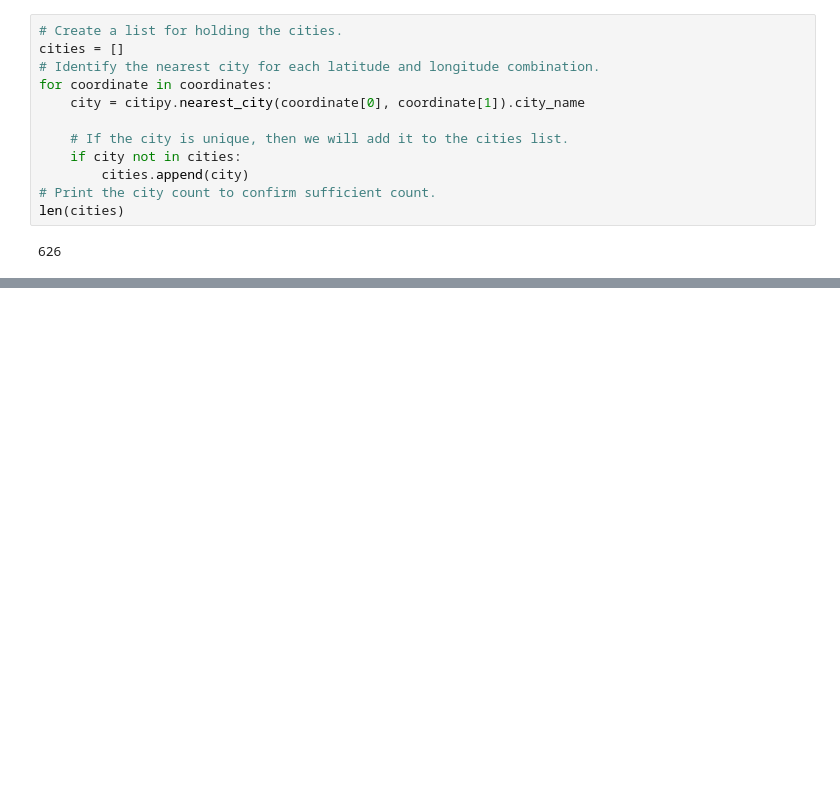
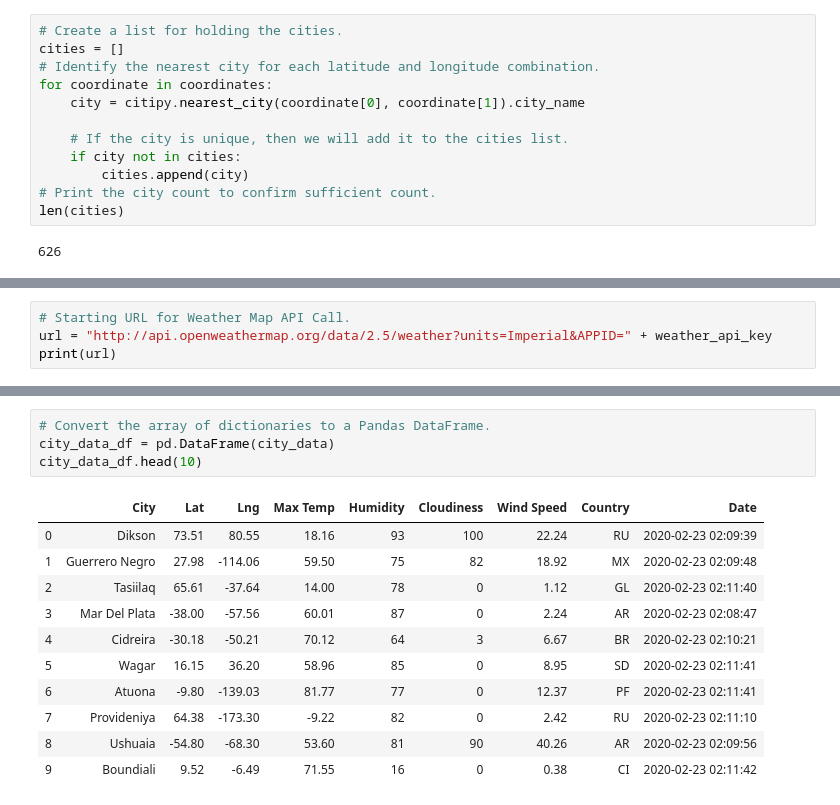
Before and after one commit to sherylla/World_Weather_Analysis, a Jupyter notebook: WeatherPy.ipynb, the cells around one changed output, grey strips where cells are left out. Cells and saved outputs as stored; diff of their text form; blank space fills up the shorter version.

Commit message:
city data

```diff
--- a/WeatherPy.ipynb
+++ b/WeatherPy.ipynb
@@ -42,0 +50,4 @@ len(cities)
+# %%
+# Starting URL for Weather Map API Call.
+url = "http://api.openweathermap.org/data/2.5/weather?units=Imperial&APPID=" + weather_api_key
+print(url)
@@ -42,0 +133,16 @@ len(cities)
+# %%
+# Convert the array of dictionaries to a Pandas DataFrame.
+city_data_df = pd.DataFrame(city_data)
+city_data_df.head(10)
+# %% [output]
+|  | City | Lat | Lng | Max Temp | Humidity | Cloudiness | Wind Speed | Country | Date |
+| 0 | Dikson | 73.51 | 80.55 | 18.16 | 93 | 100 | 22.24 | RU | 2020-02-23 02:09:39 |
+| 1 | Guerrero Negro | 27.98 | -114.06 | 59.50 | 75 | 82 | 18.92 | MX | 2020-02-23 02:09:48 |
+| 2 | Tasiilaq | 65.61 | -37.64 | 14.00 | 78 | 0 | 1.12 | GL | 2020-02-23 02:11:40 |
+| 3 | Mar Del Plata | -38.00 | -57.56 | 60.01 | 87 | 0 | 2.24 | AR | 2020-02-23 02:08:47 |
+| 4 | Cidreira | -30.18 | -50.21 | 70.12 | 64 | 3 | 6.67 | BR | 2020-02-23 02:10:21 |
+| 5 | Wagar | 16.15 | 36.20 | 58.96 | 85 | 0 | 8.95 | SD | 2020-02-23 02:11:41 |
+| 6 | Atuona | -9.80 | -139.03 | 81.77 | 77 | 0 | 12.37 | PF | 2020-02-23 02:11:41 |
+| 7 | Provideniya | 64.38 | -173.30 | -9.22 | 82 | 0 | 2.42 | RU | 2020-02-23 02:11:10 |
+| 8 | Ushuaia | -54.80 | -68.30 | 53.60 | 81 | 90 | 40.26 | AR | 2020-02-23 02:09:56 |
+| 9 | Boundiali | 9.52 | -6.49 | 71.55 | 16 | 0 | 0.38 | CI | 2020-02-23 02:11:42 |
```
Also changed, not shown: parts of 5 cells of this notebook, 1 other file.
